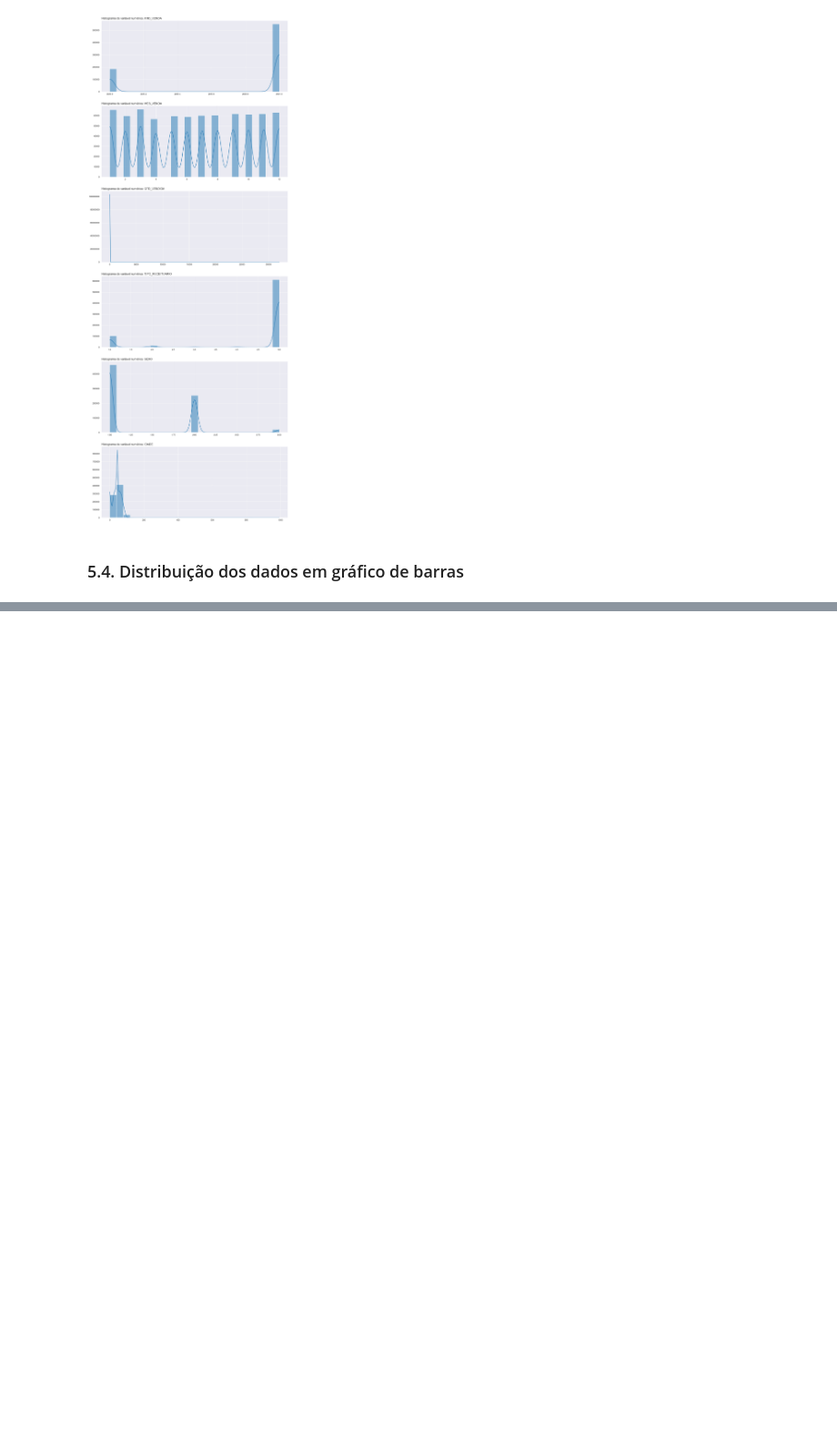
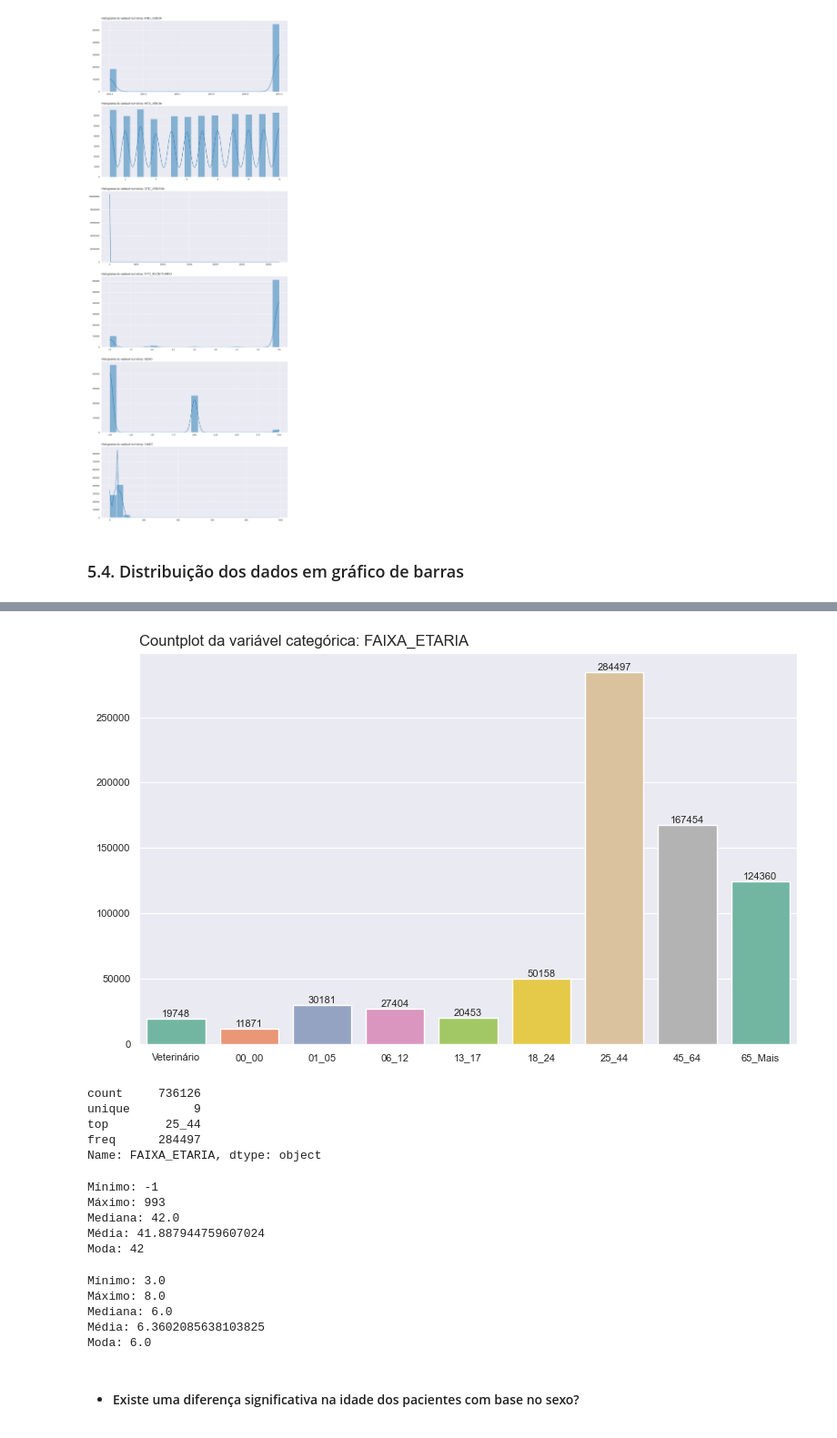
Before and after one commit to emso-exe/Venda_de_medicamentos_controlados_e_antimicrobianos_-_industrializados, a Jupyter notebook: 001_analise_de_vendas.ipynb, the cells around one changed output, grey strips where cells are left out. Shown at 91% size. Drawn from its saved outputs; the diff is of its cells as text; code cells hidden in the pictures; blank space fills up the shorter version.

```diff
--- a/001_analise_de_vendas.ipynb
+++ b/001_analise_de_vendas.ipynb
@@ -579,0 +665,61 @@ graf_countplot(df)
+# %%
+# Plotar gráfico
+plt.figure(figsize=(8, 5))
+ax = sns.countplot(data=df, x='FAIXA_ETARIA', palette='Set2')
+ax.set_title(f'Countplot da variável categórica: FAIXA_ETARIA', loc='left')
+ax.set(xlabel='', ylabel='')
+ax.tick_params(labelsize=8)
+ax.ticklabel_format(style='plain', axis='y')
+# Adicionar rótulos (valores) nas barras
+for container in ax.containers:
+    ax.bar_label(container, size=8)
+
+# Ajustar o layout para evitar sobreposição
+plt.tight_layout()
+plt.subplots_adjust(wspace=0.15, hspace=0.2)
+plt.show()
+# %% [output]
+[figure, added]
+# %%
+df['FAIXA_ETARIA'].describe()
+# %% [output]
+count     736126
+unique         9
+top        25_44
+freq      284497
+Name: FAIXA_ETARIA, dtype: object
+# %%
+# Realizando medidas estatísticas
+print("Mínimo:", df['IDADE'].min())
+print("Máximo:", df['IDADE'].max())
+print("Mediana:", df['IDADE'].median())
+print("Média:", df['IDADE'].mean())
+print("Moda:", df['IDADE'].mode()[0])
+# %% [output]
+Mínimo: -1
+Máximo: 993
+Mediana: 42.0
+Média: 41.887944759607024
+Moda: 42
+# %%
+
+# Mapeando rótulos para valores numéricos
+mapeamento_faixa_etaria = {'00_01': 1, '02_05': 2, '06_12': 3, '13_17': 4, '18_24': 5, '25_44': 6, '45_64': 7, '65_Mais': 8}
+
+# Criando coluna numérica correspondente
+df['FAIXA_ETARIA_NUM'] = df['FAIXA_ETARIA'].map(mapeamento_faixa_etaria)
+
+# Realizando medidas estatísticas
+print("Mínimo:", df['FAIXA_ETARIA_NUM'].min())
+print("Máximo:", df['FAIXA_ETARIA_NUM'].max())
+print("Mediana:", df['FAIXA_ETARIA_NUM'].median())
+print("Média:", df['FAIXA_ETARIA_NUM'].mean())
+print("Moda:", df['FAIXA_ETARIA_NUM'].mode()[0])
+# %% [output]
+Mínimo: 3.0
+Máximo: 8.0
+Mediana: 6.0
+Média: 6.3602085638103825
+Moda: 6.0
+# %% [markdown]
+* #### Existe uma diferença significativa na idade dos pacientes com base no sexo?
```
Also changed, not shown: parts of 31 cells of this notebook.
